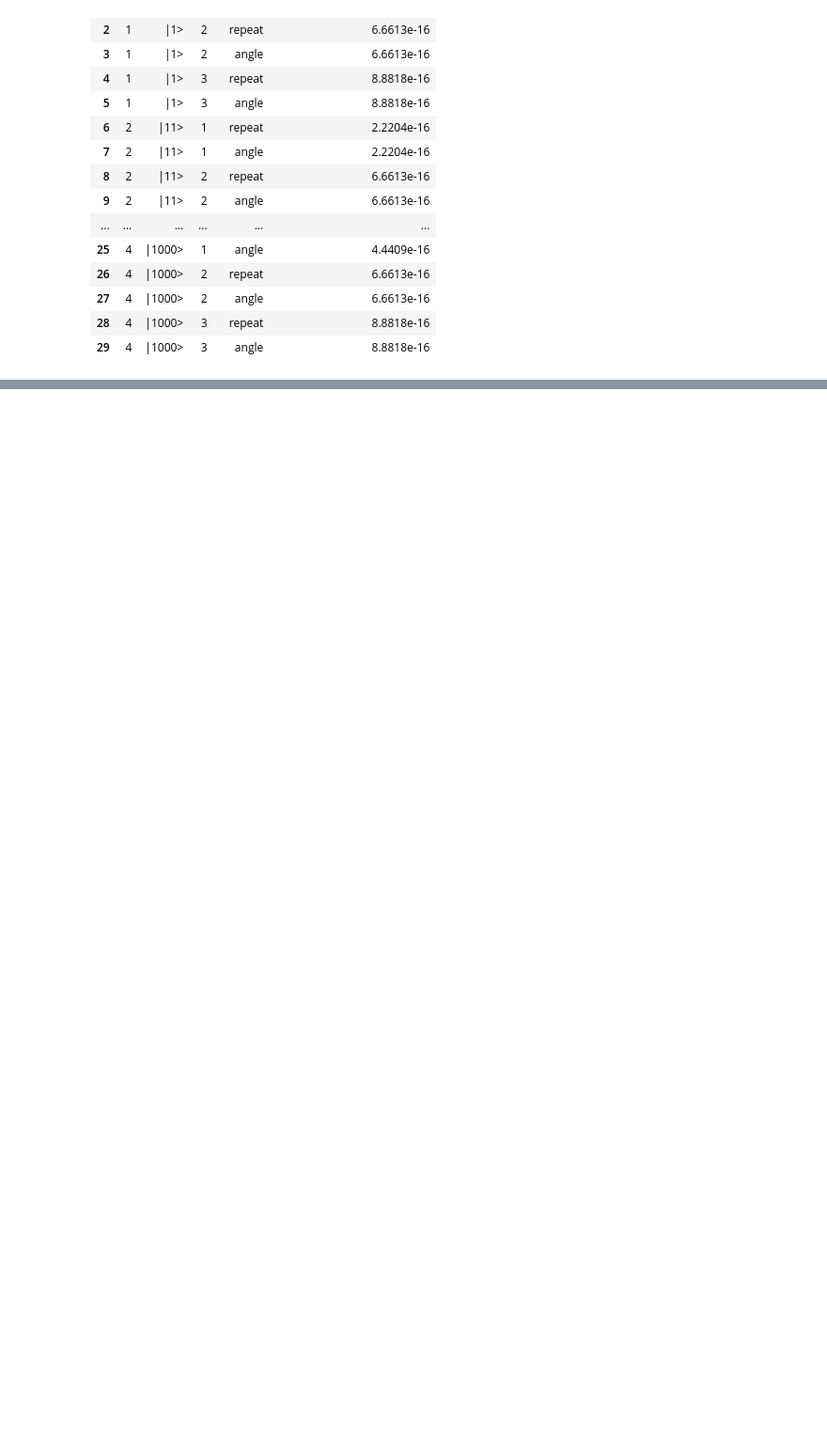
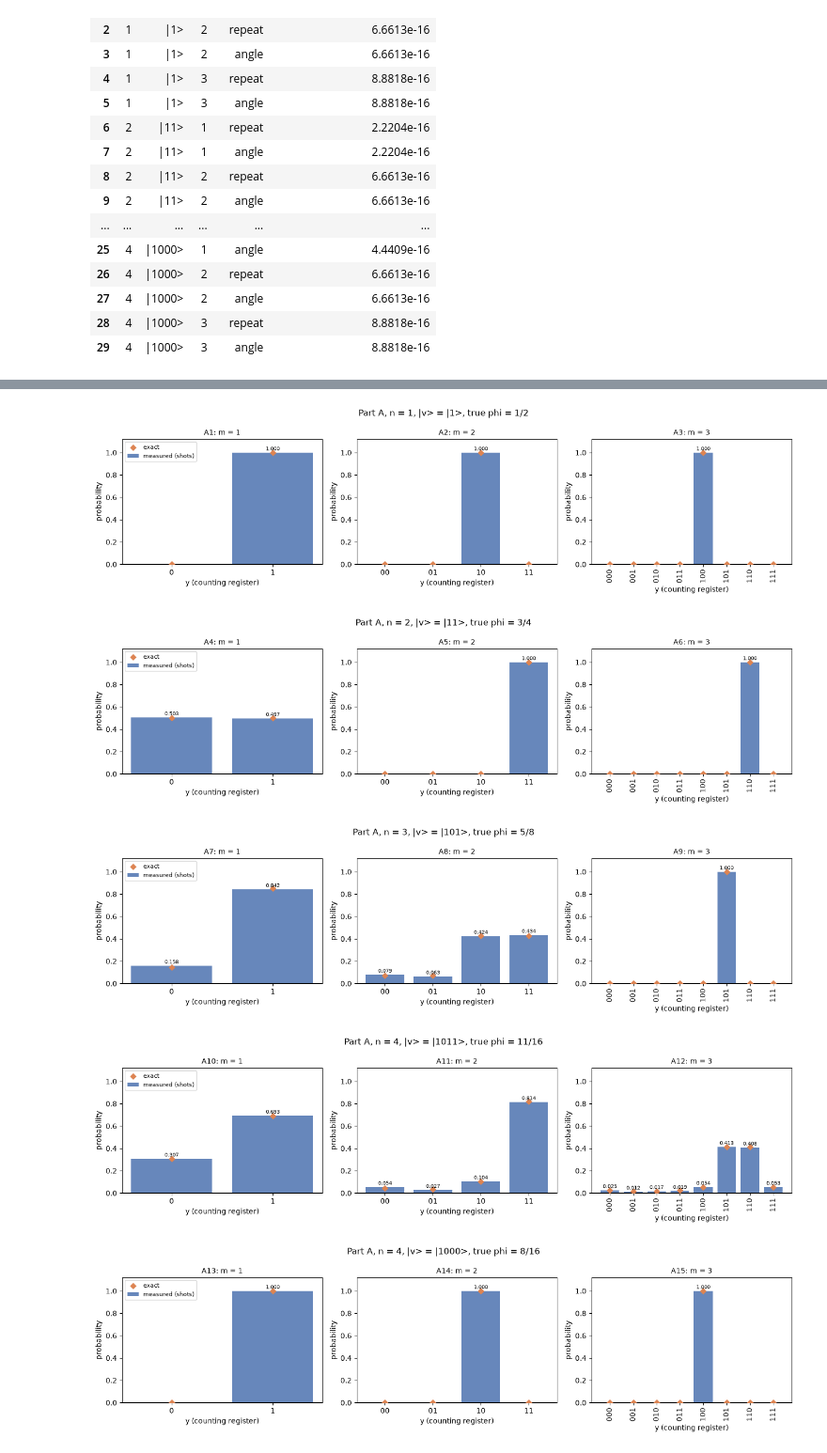
Before and after one commit to ShahVraj27/QAP-Assignment-2, a Jupyter notebook: notebooks/Assignment2_QPE.ipynb, the cells around one changed output, grey strips where cells are left out. Shown at 94% size. Saved outputs shown, nothing was run; the diff lists cells and outputs as text; code cells hidden in the pictures; blank space fills up the shorter version.

Commit message:
Commit 2: Part A core grid and Part B phase 1/3 experiments, tables, histograms and analysis

```diff
--- a/notebooks/Assignment2_QPE.ipynb
+++ b/notebooks/Assignment2_QPE.ipynb
@@ -413,0 +472,7 @@ Largest difference over all 30 checks: 8.881784197001252e-16
+# %%
+a_runs = part_a_runs(method="angle", shots=SHOTS, seed=SEED)
+table_a = part_a_table(a_runs)
+table_a.to_csv(TAB_DIR / "part_a_results.csv", index=False)
+mismatch = [r["run"] for r in a_runs if r["prediction"] != is_exact(r["exact"])]
+print("Runs where the prediction was wrong:", mismatch if mismatch else "none")
+table_a
@@ -413,0 +500,16 @@ Largest difference over all 30 checks: 8.881784197001252e-16
+# %%
+groups = [(1, 1), (2, 3), (3, 5), (4, 11), (4, 8)]
+for n, x in groups:
+    group_runs = [r for r in a_runs if r["n"] == n and r["x"] == x]
+    panels = [{"measured": r["measured"], "exact": r["exact"], "m": r["m"],
+               "title": f"{r['run']}: m = {r['m']}"} for r in group_runs]
+    label = bits(x, n)
+    plot_side_by_side(panels, f"Part A, n = {n}, |v> = |{label}>, true phi = {x}/{2**n}",
+                      FIG_DIR / f"part_a_n{n}_{label}.png")
+    plt.show()
+# %% [output]
+[figure, added]
+[figure, added]
+[figure, added]
+[figure, added]
+[figure, added]
```
Also changed, not shown: parts of 18 cells of this notebook, 24 other files.
